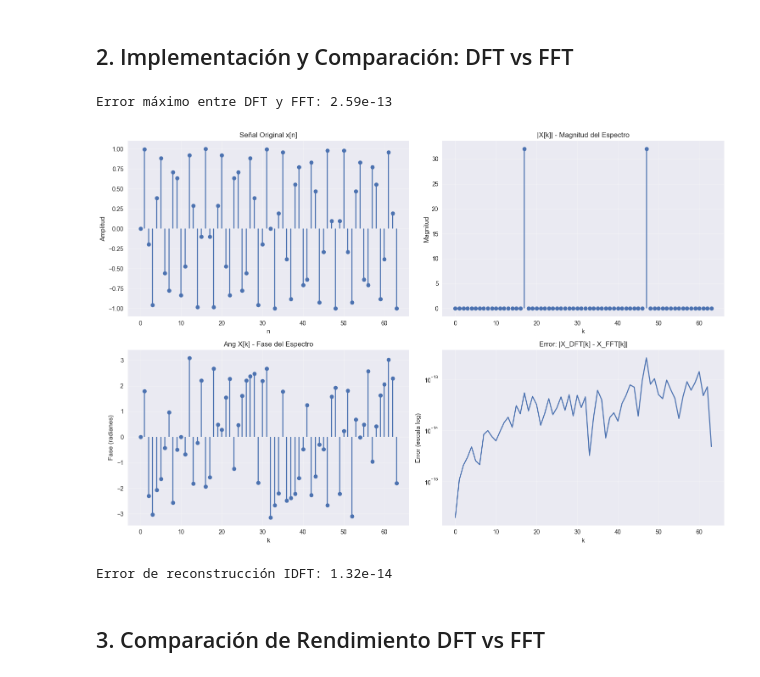
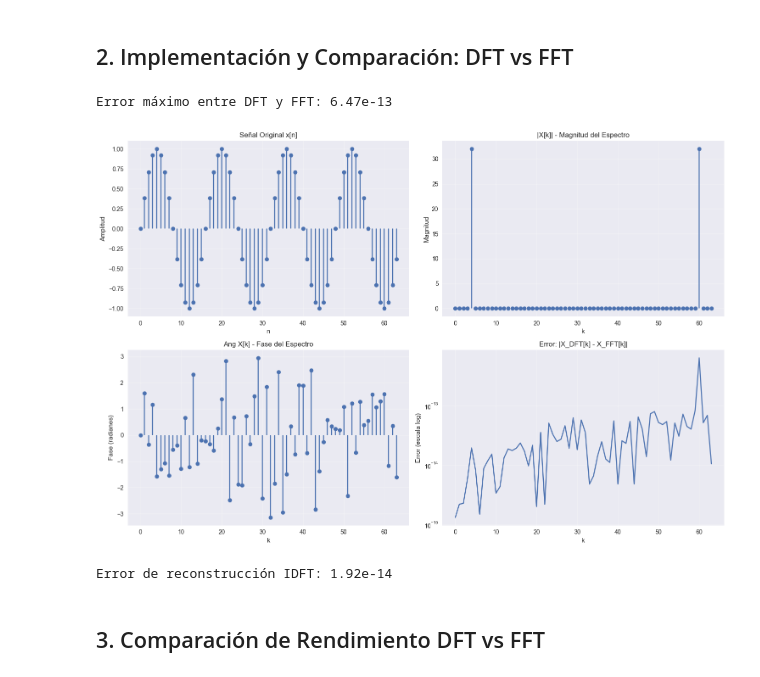
Before and after one commit to CeJu7/Lab08_CursoProcesamientoImagenes, a Jupyter notebook: s06_laboratorio_transformada_fourier.ipynb, the cells around one changed output. Drawn from its saved outputs; the diff is of its cells as text; code cells hidden in the pictures.

```diff
--- a/s06_laboratorio_transformada_fourier.ipynb
+++ b/s06_laboratorio_transformada_fourier.ipynb
@@ -41,7 +41,7 @@ tf = TransformadaFourier(fs=1000)
 
 N = 64
 n = np.arange(N)
-f0 = 17
+f0 = 4
 x = np.sin(2 * np.pi * f0 * n / N) # w = 2πf0/N
 
 X_dft = tf.dft(x)
@@ -57,36 +57,36 @@ axes[0,0].set_title('Señal Original x[n]')
 axes[0,0].set_xlabel('n')
 axes[0,0].set_ylabel('Amplitud')
 axes[0,0].grid(True, alpha=0.3)
 
 k = np.arange(N)
 axes[0,1].stem(k, np.abs(X_fft), basefmt=" ")
 axes[0,1].set_title('|X[k]| - Magnitud del Espectro')
 axes[0,1].set_xlabel('k')
 axes[0,1].set_ylabel('Magnitud')
 axes[0,1].grid(True, alpha=0.3)
 
 axes[1,0].stem(k, np.angle(X_fft), basefmt=" ")
 axes[1,0].set_title('Ang X[k] - Fase del Espectro')
 axes[1,0].set_xlabel('k')
 axes[1,0].set_ylabel('Fase (radianes)')
 axes[1,0].grid(True, alpha=0.3)
 
 axes[1,1].semilogy(k, np.abs(X_dft - X_fft) + 1e-16)
 axes[1,1].set_title('Error: |X_DFT[k] - X_FFT[k]|')
 axes[1,1].set_xlabel('k')
 axes[1,1].set_ylabel('Error (escala log)')
 axes[1,1].grid(True, alpha=0.3)
 
 plt.tight_layout()
 plt.show()
 
 x_reconstruida = tf.idft(X_dft)
 error_reconstruccion = np.max(np.abs(x - np.real(x_reconstruida)))
 print(f"Error de reconstrucción IDFT: {error_reconstruccion:.2e}")
 # %% [output]
-Error máximo entre DFT y FFT: 2.59e-13
+Error máximo entre DFT y FFT: 6.47e-13
-[figure, old version]
+[figure, new version]
-Error de reconstrucción IDFT: 1.32e-14
+Error de reconstrucción IDFT: 1.92e-14
 # %% [markdown]
 ## 3. Comparación de Rendimiento DFT vs FFT
 # %%
```
Also changed, not shown: parts of 1 cell of this notebook, 2 other files.
